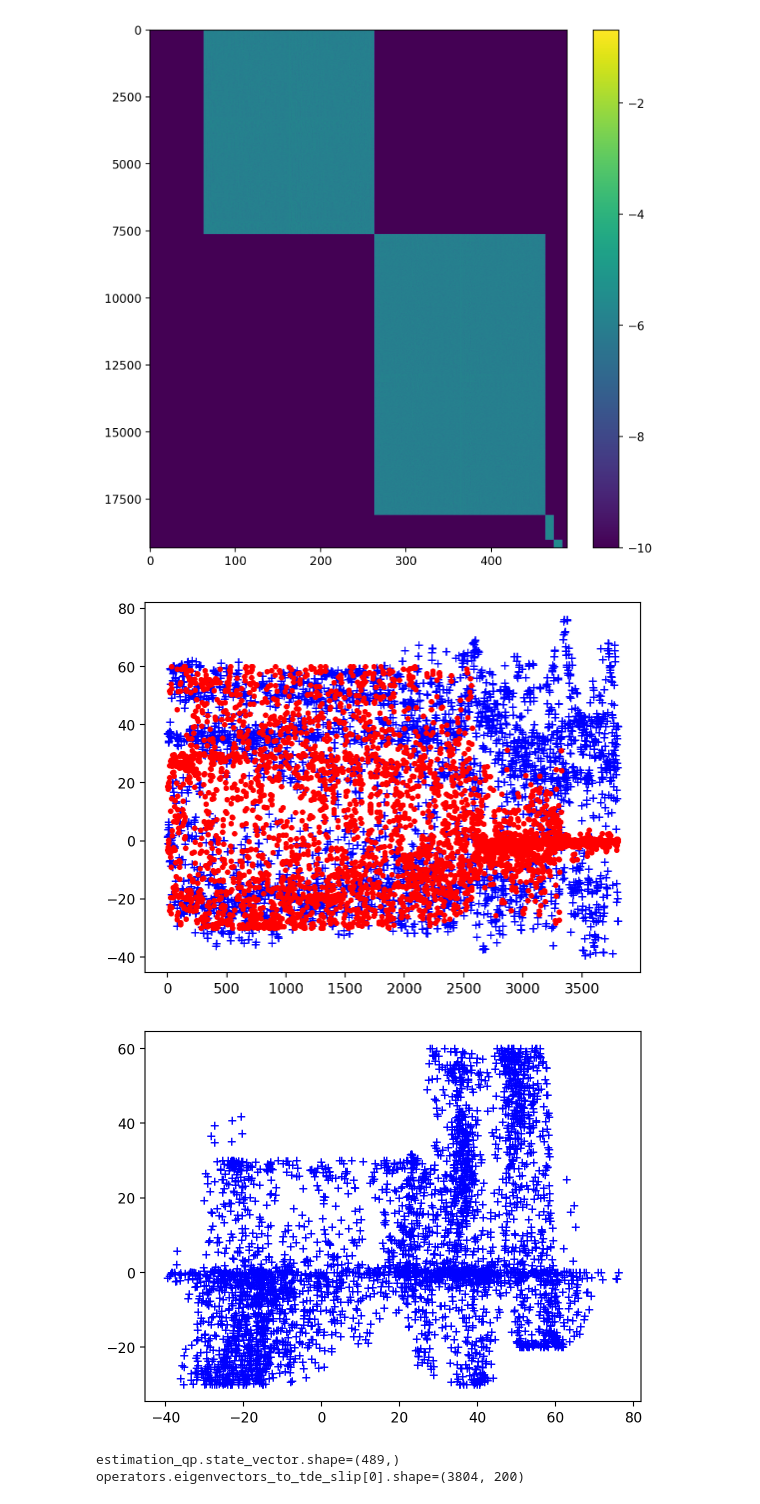
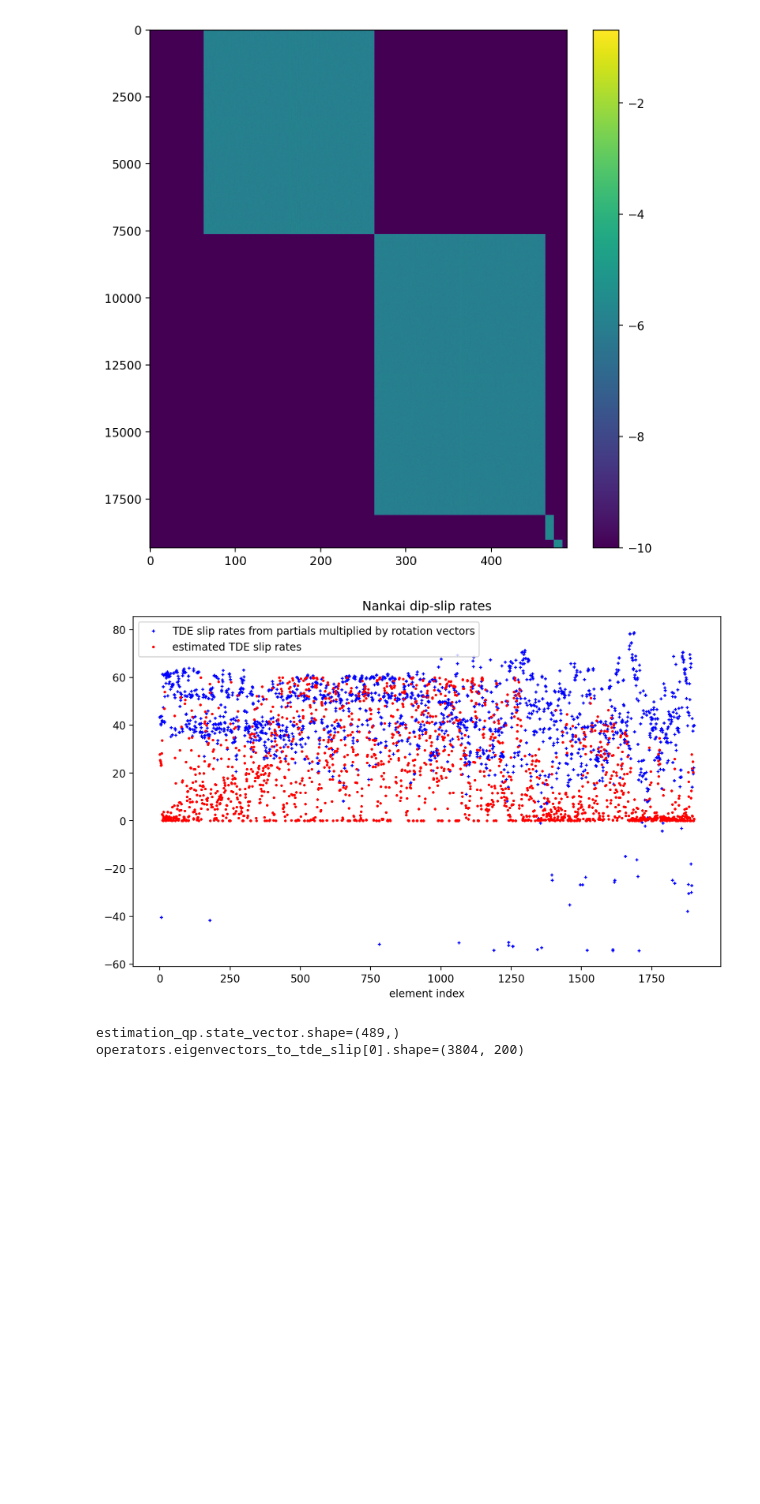
Before and after one commit to brendanjmeade/celeri, a Jupyter notebook: notebooks/celeri_japan_qp_cmi.ipynb, the cells around one changed output. Drawn from its saved outputs; the diff is of its cells as text; code cells hidden in the pictures; blank space fills up the shorter version.

Commit message:
Coupling experiments.  Things run but the rates are too small.  Interesting but far from one we're looking for

```diff
--- a/notebooks/celeri_japan_qp_cmi.ipynb
+++ b/notebooks/celeri_japan_qp_cmi.ipynb
@@ -393,31 +393,34 @@ plt.show()
 # %%
 len(estimation_qp.state_vector)
 
 # Multiply rotation vector components by TDE slip rate partials
 jpl = (
     operators.rotation_to_tri_slip_rate[0]
     @ estimation_qp.state_vector[0 : 3 * len(block)]
 )
 
 # Multiply eigen modes by eigen to TDE matrix
 
 bjm = (
     operators.eigenvectors_to_tde_slip[0]
     @ estimation_qp.state_vector[3 * len(block) : 3 * len(block) + 200]
 )
 
 
-plt.figure()
-plt.plot(jpl, "+b")
-plt.plot(bjm, ".r")
+plt.figure(figsize=(10, 6))
+plt.plot(
+    jpl[1::2],
+    "+b",
+    markersize=3,
+    label="TDE slip rates from partials multiplied by rotation vectors",
+)
+plt.plot(bjm[1::2], ".r", markersize=3, label="estimated TDE slip rates")
+plt.xlabel("element index")
+plt.title("Nankai dip-slip rates")
+plt.legend()
 plt.show()
-
-plt.figure()
-plt.plot(jpl, bjm, "+b")
-plt.show()
 # %% [output]
-[figure, old version]
+[figure, new version]
-[figure, removed]
 # %%
 print(f"{estimation_qp.state_vector.shape=}")
 print(f"{operators.eigenvectors_to_tde_slip[0].shape=}")
```
Also changed, not shown: parts of 7 cells of this notebook, 2 other files.
